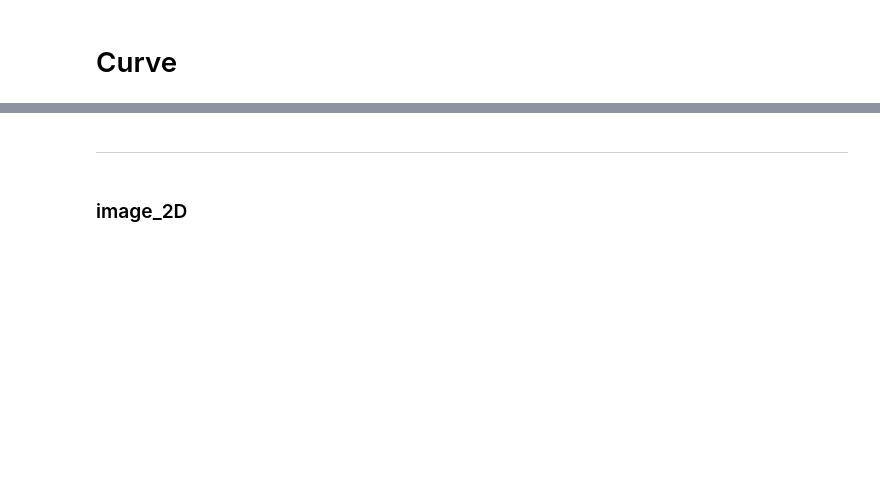
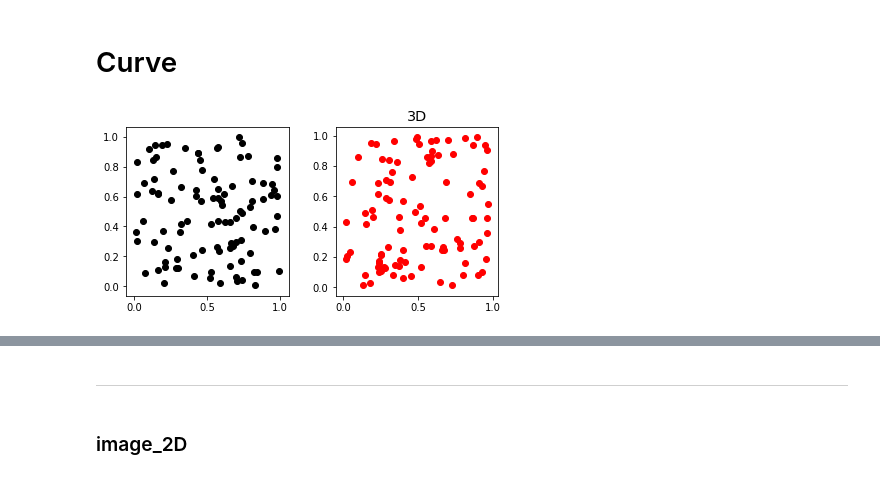
Before and after one commit to gbeltramo/euchar, a Jupyter notebook: notebooks/002-curve.ipynb, the cells around one changed output, grey strips where cells are left out. Drawn from its saved outputs; the diff is of its cells as text; code cells hidden in the pictures; blank space fills up the shorter version.

```diff
--- a/notebooks/002-curve.ipynb
+++ b/notebooks/002-curve.ipynb
@@ -17,0 +17,11 @@ pts3 = np.random.rand(N, 3)
+# %%
+np.random.seed(0)
+N = 100
+pts2 = np.random.rand(N, 2)
+pts3 = np.random.rand(N, 3)
+fig, ax = matplotlib_plot(1, 2, figsize=(3,3))
+ax[0].scatter(pts2[:,0], pts2[:,1], c="k")
+ax[1].scatter(pts3[:,0], pts3[:,1], c="r")
+ax[1].set(title="3D");
+# %% [output]
+[figure, added]
```
Also changed, not shown: parts of 21 cells of this notebook, 28 other files.
